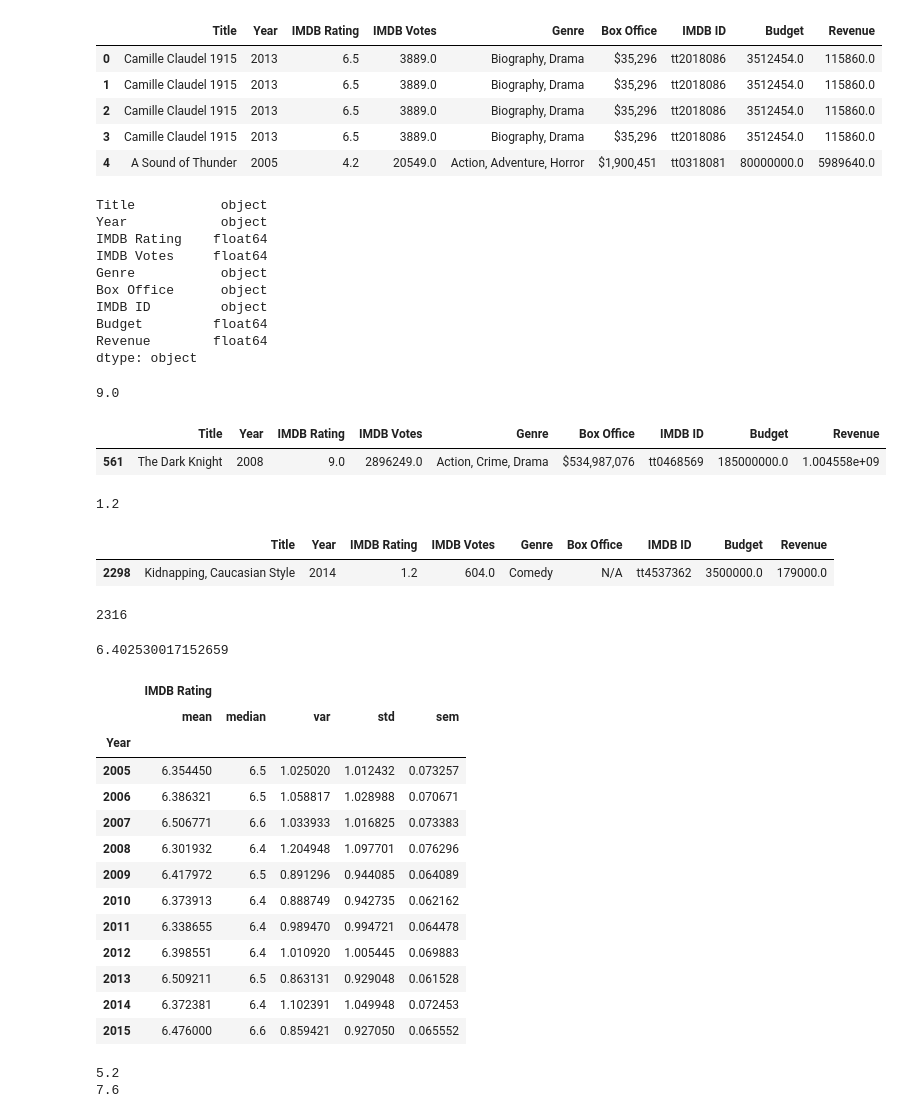
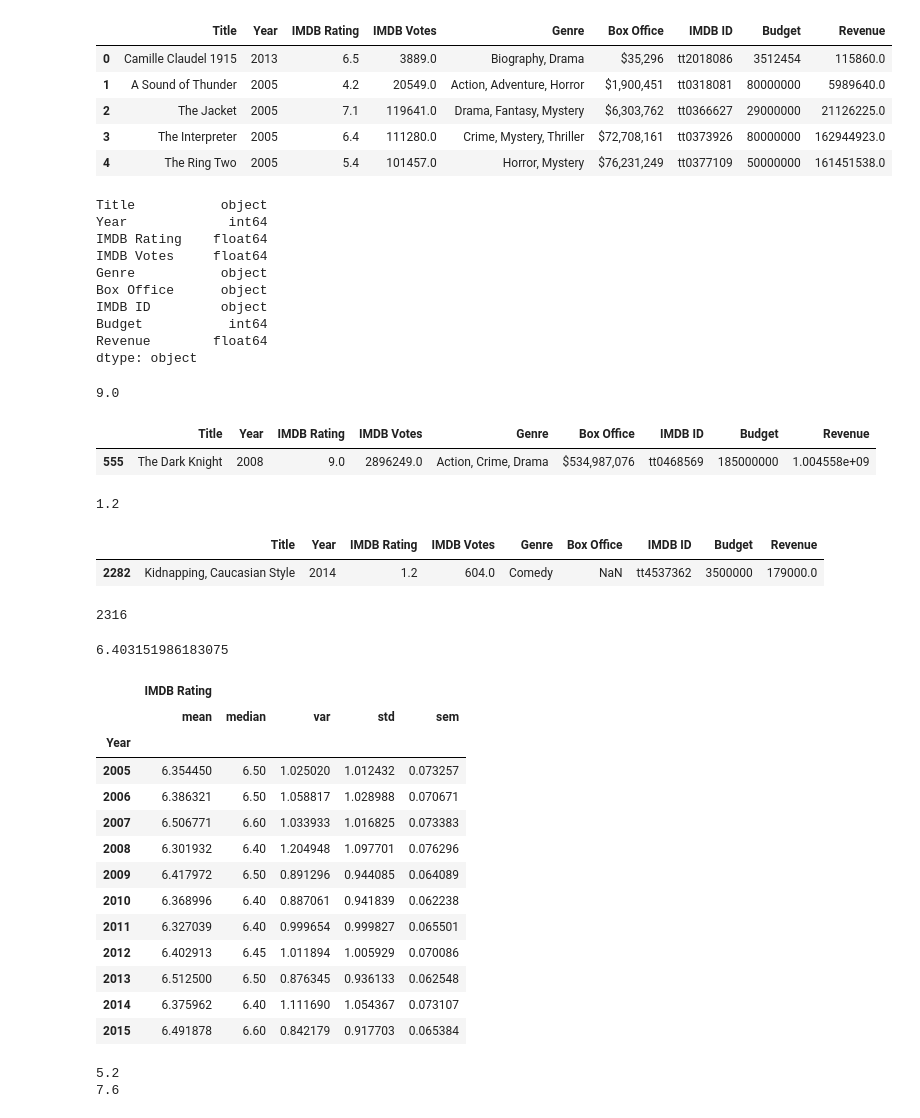
Before and after one commit to Robotrousers/Group1Proj1, a Jupyter notebook: movies_ratings.ipynb, the cells around one changed output. Saved outputs shown, nothing was run; the diff lists cells and outputs as text; code cells hidden in the pictures.

```diff
--- a/movies_ratings.ipynb
+++ b/movies_ratings.ipynb
@@ -6,27 +6,27 @@ import matplotlib.pyplot as plt
 import numpy as np
 from scipy.stats import linregress
 # %%
-movie_data = Path("Resources/mo_movies_data.parquet")
-movie_data_df = pd.read_parquet(movie_data)
+movie_data = Path("Resources/mo_movies_data.csv")
+movie_data_df = pd.read_csv(movie_data)
 movie_data_df.head()
 # %% [output]
 |  | Title | Year | IMDB Rating | IMDB Votes | Genre | Box Office | IMDB ID | Budget | Revenue |
-| 0 | Camille Claudel 1915 | 2013 | 6.5 | 3889.0 | Biography, Drama | $35,296 | tt2018086 | 3512454.0 | 115860.0 |
-| 1 | Camille Claudel 1915 | 2013 | 6.5 | 3889.0 | Biography, Drama | $35,296 | tt2018086 | 3512454.0 | 115860.0 |
-| 2 | Camille Claudel 1915 | 2013 | 6.5 | 3889.0 | Biography, Drama | $35,296 | tt2018086 | 3512454.0 | 115860.0 |
-| 3 | Camille Claudel 1915 | 2013 | 6.5 | 3889.0 | Biography, Drama | $35,296 | tt2018086 | 3512454.0 | 115860.0 |
-| 4 | A Sound of Thunder | 2005 | 4.2 | 20549.0 | Action, Adventure, Horror | $1,900,451 | tt0318081 | 80000000.0 | 5989640.0 |
+| 0 | Camille Claudel 1915 | 2013 | 6.5 | 3889.0 | Biography, Drama | $35,296 | tt2018086 | 3512454 | 115860.0 |
+| 1 | A Sound of Thunder | 2005 | 4.2 | 20549.0 | Action, Adventure, Horror | $1,900,451 | tt0318081 | 80000000 | 5989640.0 |
+| 2 | The Jacket | 2005 | 7.1 | 119641.0 | Drama, Fantasy, Mystery | $6,303,762 | tt0366627 | 29000000 | 21126225.0 |
+| 3 | The Interpreter | 2005 | 6.4 | 111280.0 | Crime, Mystery, Thriller | $72,708,161 | tt0373926 | 80000000 | 162944923.0 |
+| 4 | The Ring Two | 2005 | 5.4 | 101457.0 | Horror, Mystery | $76,231,249 | tt0377109 | 50000000 | 161451538.0 |
 # %%
 movie_data_df.dtypes
 # %% [output]
 Title           object
-Year            object
+Year             int64
 IMDB Rating    float64
 IMDB Votes     float64
 Genre           object
 Box Office      object
 IMDB ID         object
-Budget         float64
+Budget           int64
 Revenue        float64
 dtype: object
 # %%
@@ -38,7 +38,7 @@ max_movie = movie_data_df.loc[movie_data_df['IMDB Rating'] == 9.0]
 max_movie
 # %% [output]
 |  | Title | Year | IMDB Rating | IMDB Votes | Genre | Box Office | IMDB ID | Budget | Revenue |
-| 561 | The Dark Knight | 2008 | 9.0 | 2896249.0 | Action, Crime, Drama | $534,987,076 | tt0468569 | 185000000.0 | 1.004558e+09 |
+| 555 | The Dark Knight | 2008 | 9.0 | 2896249.0 | Action, Crime, Drama | $534,987,076 | tt0468569 | 185000000 | 1.004558e+09 |
 # %%
 movie_data_df['IMDB Rating'].min()
 # %% [output]
@@ -48,7 +48,7 @@ min_movie = movie_data_df.loc[movie_data_df['IMDB Rating'] == 1.2]
 min_movie
 # %% [output]
 |  | Title | Year | IMDB Rating | IMDB Votes | Genre | Box Office | IMDB ID | Budget | Revenue |
-| 2298 | Kidnapping, Caucasian Style | 2014 | 1.2 | 604.0 | Comedy | N/A | tt4537362 | 3500000.0 | 179000.0 |
+| 2282 | Kidnapping, Caucasian Style | 2014 | 1.2 | 604.0 | Comedy | NaN | tt4537362 | 3500000 | 179000.0 |
 # %%
 movie_data_count = len(movie_data_df['Title'].unique())
 movie_data_count
@@ -58,7 +58,7 @@ movie_data_count
 average_rating = movie_data_df['IMDB Rating'].mean()
 average_rating
 # %% [output]
-6.402530017152659
+6.403151986183075
 # %%
 year_agg = movie_data_df.groupby(['Year']).agg({'IMDB Rating': ['mean', 'median', 'var', 'std', 'sem']})
 year_agg
@@ -66,17 +66,17 @@ year_agg
 |  | IMDB Rating |  |  |  |  |
 |  | mean | median | var | std | sem |
 | Year |  |  |  |  |  |
-| 2005 | 6.354450 | 6.5 | 1.025020 | 1.012432 | 0.073257 |
-| 2006 | 6.386321 | 6.5 | 1.058817 | 1.028988 | 0.070671 |
-| 2007 | 6.506771 | 6.6 | 1.033933 | 1.016825 | 0.073383 |
-| 2008 | 6.301932 | 6.4 | 1.204948 | 1.097701 | 0.076296 |
-| 2009 | 6.417972 | 6.5 | 0.891296 | 0.944085 | 0.064089 |
-| 2010 | 6.373913 | 6.4 | 0.888749 | 0.942735 | 0.062162 |
-| 2011 | 6.338655 | 6.4 | 0.989470 | 0.994721 | 0.064478 |
-| 2012 | 6.398551 | 6.4 | 1.010920 | 1.005445 | 0.069883 |
-| 2013 | 6.509211 | 6.5 | 0.863131 | 0.929048 | 0.061528 |
-| 2014 | 6.372381 | 6.4 | 1.102391 | 1.049948 | 0.072453 |
-| 2015 | 6.476000 | 6.6 | 0.859421 | 0.927050 | 0.065552 |
+| 2005 | 6.354450 | 6.50 | 1.025020 | 1.012432 | 0.073257 |
+| 2006 | 6.386321 | 6.50 | 1.058817 | 1.028988 | 0.070671 |
+| 2007 | 6.506771 | 6.60 | 1.033933 | 1.016825 | 0.073383 |
+| 2008 | 6.301932 | 6.40 | 1.204948 | 1.097701 | 0.076296 |
+| 2009 | 6.417972 | 6.50 | 0.891296 | 0.944085 | 0.064089 |
+| 2010 | 6.368996 | 6.40 | 0.887061 | 0.941839 | 0.062238 |
+| 2011 | 6.327039 | 6.40 | 0.999654 | 0.999827 | 0.065501 |
+| 2012 | 6.402913 | 6.45 | 1.011894 | 1.005929 | 0.070086 |
+| 2013 | 6.512500 | 6.50 | 0.876345 | 0.936133 | 0.062548 |
+| 2014 | 6.375962 | 6.40 | 1.111690 | 1.054367 | 0.073107 |
+| 2015 | 6.491878 | 6.60 | 0.842179 | 0.917703 | 0.065384 |
 # %%
 ratings_percentiles = movie_data_df['IMDB Rating'].quantile([.1,.9])
 lowerq = ratings_percentiles[.1]
```
Also changed, not shown: parts of 7 cells of this notebook.
